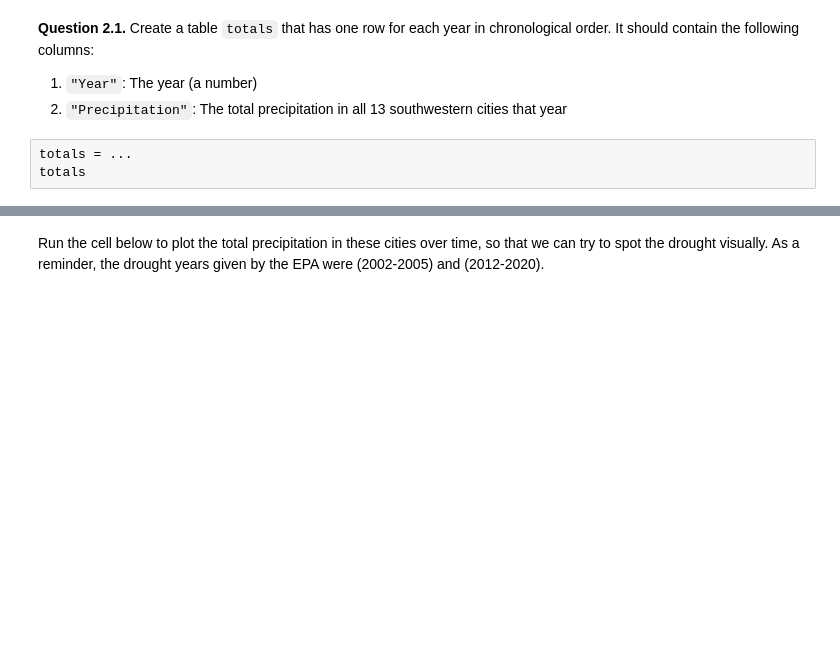
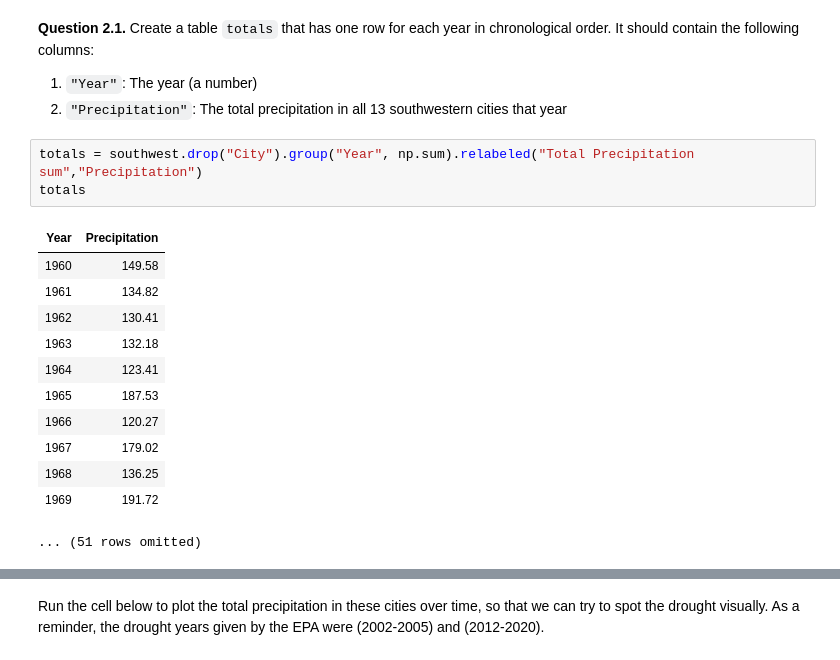
Before and after one commit to Jadenwill172/Intro-to-Data-Analytics, a Jupyter notebook: project2/project2.ipynb, the cells around one changed output, grey strips where cells are left out. Cells and saved outputs as stored; diff of their text form; blank space fills up the shorter version.

```diff
--- a/project2/project2.ipynb
+++ b/project2/project2.ipynb
@@ -464,7 +468,20 @@ southwest.show(5)
 1. `"Year"`: The year (a number)
 2. `"Precipitation"`: The total precipitation in all 13 southwestern cities that year
 # %%
-totals = ...
+totals = southwest.drop("City").group("Year", np.sum).relabeled("Total Precipitation sum","Precipitation")
 totals
+# %% [output]
+| Year | Precipitation |
+| 1960 | 149.58 |
+| 1961 | 134.82 |
+| 1962 | 130.41 |
+| 1963 | 132.18 |
+| 1964 | 123.41 |
+| 1965 | 187.53 |
+| 1966 | 120.27 |
+| 1967 | 179.02 |
+| 1968 | 136.25 |
+| 1969 | 191.72 |
+... (51 rows omitted)
 # %%
 grader.check("q2_1")
```
Also changed, not shown: parts of 19 cells of this notebook, 1 other file.
